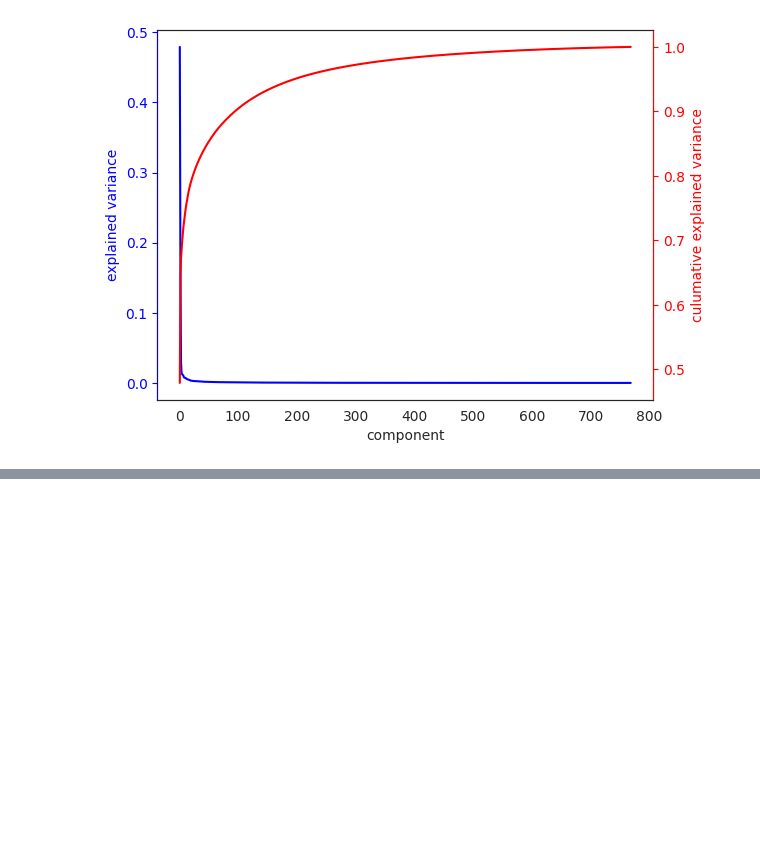
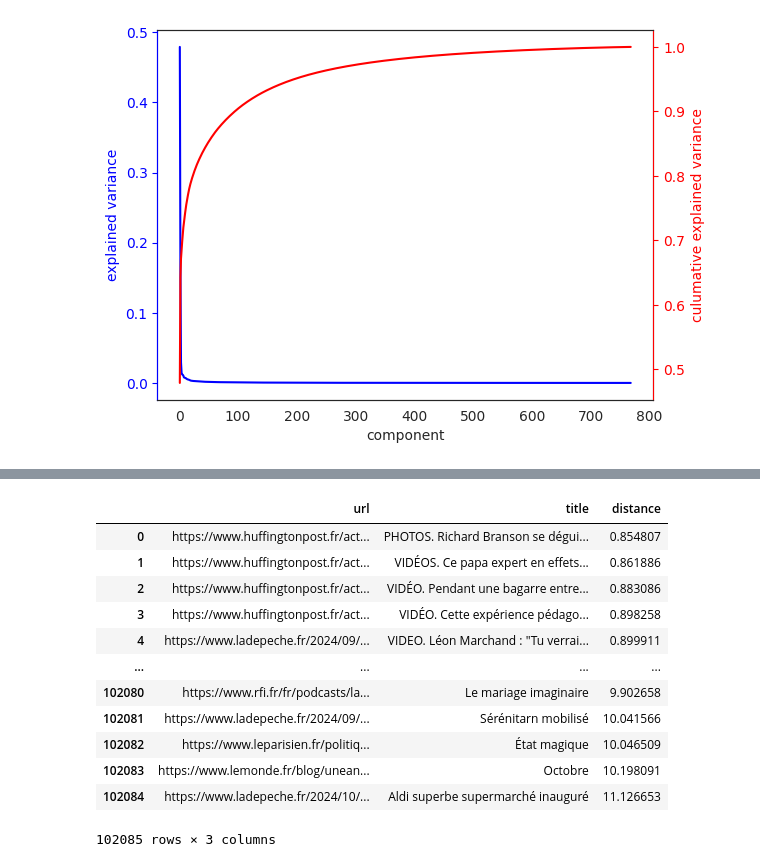
Before and after one commit to mikachou/funnypress-data-study, a Jupyter notebook: notebooks/02_analyse_2_3_bert.ipynb, the cells around one changed output, grey strips where cells are left out. Drawn from its saved outputs; the diff is of its cells as text; code cells hidden in the pictures; blank space fills up the shorter version.

```diff
--- a/notebooks/02_analyse_2_3_bert.ipynb
+++ b/notebooks/02_analyse_2_3_bert.ipynb
@@ -135,0 +200,16 @@ umap.plot.points(mapper, labels=y, background='black', color_key_cmap='spring',
+# %%
+df.sort_values(by='distance').reset_index(drop=True)[['url', 'title', 'distance']]
+# %% [output]
+|  | url | title | distance |
+| 0 | https://www.huffingtonpost.fr/act... | PHOTOS. Richard Branson se dégui... | 0.854807 |
+| 1 | https://www.huffingtonpost.fr/act... | VIDÉOS. Ce papa expert en effets... | 0.861886 |
+| 2 | https://www.huffingtonpost.fr/act... | VIDÉO. Pendant une bagarre entre... | 0.883086 |
+| 3 | https://www.huffingtonpost.fr/act... | VIDÉO. Cette expérience pédago... | 0.898258 |
+| 4 | https://www.ladepeche.fr/2024/09/... | VIDEO. Léon Marchand : "Tu verrai... | 0.899911 |
+| ... | ... | ... | ... |
+| 102080 | https://www.rfi.fr/fr/podcasts/la... | Le mariage imaginaire | 9.902658 |
+| 102081 | https://www.ladepeche.fr/2024/09/... | Sérénitarn mobilisé | 10.041566 |
+| 102082 | https://www.leparisien.fr/politiq... | État magique | 10.046509 |
+| 102083 | https://www.lemonde.fr/blog/unean... | Octobre | 10.198091 |
+| 102084 | https://www.ladepeche.fr/2024/10/... | Aldi superbe supermarché inauguré | 11.126653 |
+102085 rows × 3 columns
```
Also changed, not shown: parts of 15 cells of this notebook.
